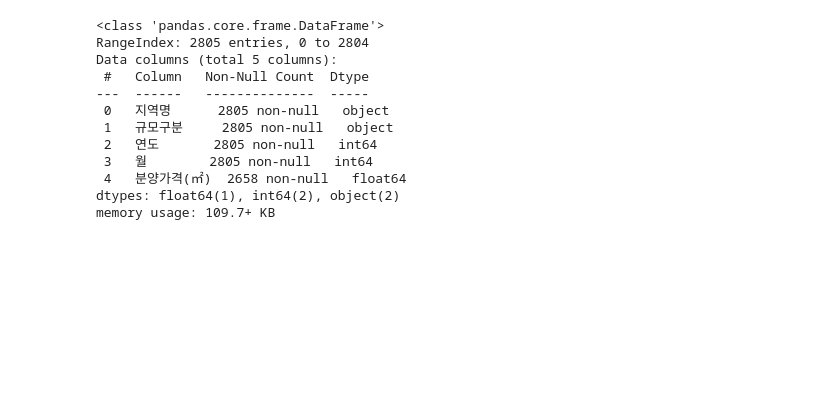
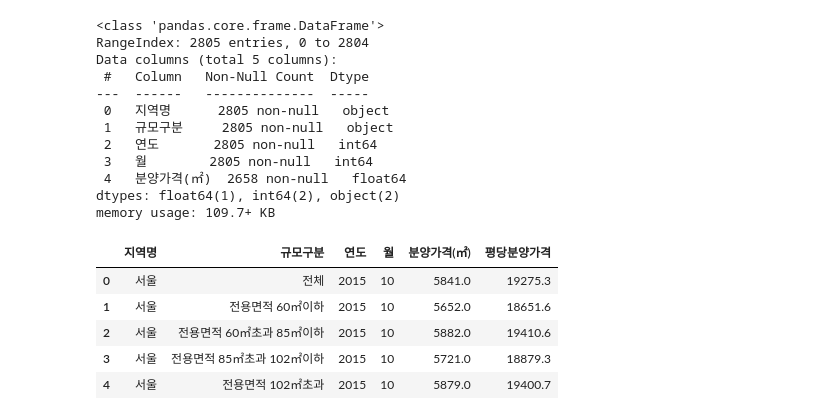
Before and after one commit to takkmj/hello_world, a Jupyter notebook: public_data_new_apartment/public_data_apartment_practice.ipynb, the cells around one changed output. Drawn from its saved outputs; the diff is of its cells as text; code cells hidden in the pictures; blank space fills up the shorter version.

```diff
--- a/public_data_new_apartment/public_data_apartment_practice.ipynb
+++ b/public_data_new_apartment/public_data_apartment_practice.ipynb
@@ -89,0 +95,11 @@ memory usage: 109.7+ KB
+# %%
+pre_sale["평당분양가격"] = pre_sale["분양가격(㎡)"] * 3.3
+
+pre_sale.head()
+# %% [output]
+|  | 지역명 | 규모구분 | 연도 | 월 | 분양가격(㎡) | 평당분양가격 |
+| 0 | 서울 | 전체 | 2015 | 10 | 5841.0 | 19275.3 |
+| 1 | 서울 | 전용면적 60㎡이하 | 2015 | 10 | 5652.0 | 18651.6 |
+| 2 | 서울 | 전용면적 60㎡초과 85㎡이하 | 2015 | 10 | 5882.0 | 19410.6 |
+| 3 | 서울 | 전용면적 85㎡초과 102㎡이하 | 2015 | 10 | 5721.0 | 18879.3 |
+| 4 | 서울 | 전용면적 102㎡초과 | 2015 | 10 | 5879.0 | 19400.7 |
```
Also changed, not shown: parts of 14 cells of this notebook.
